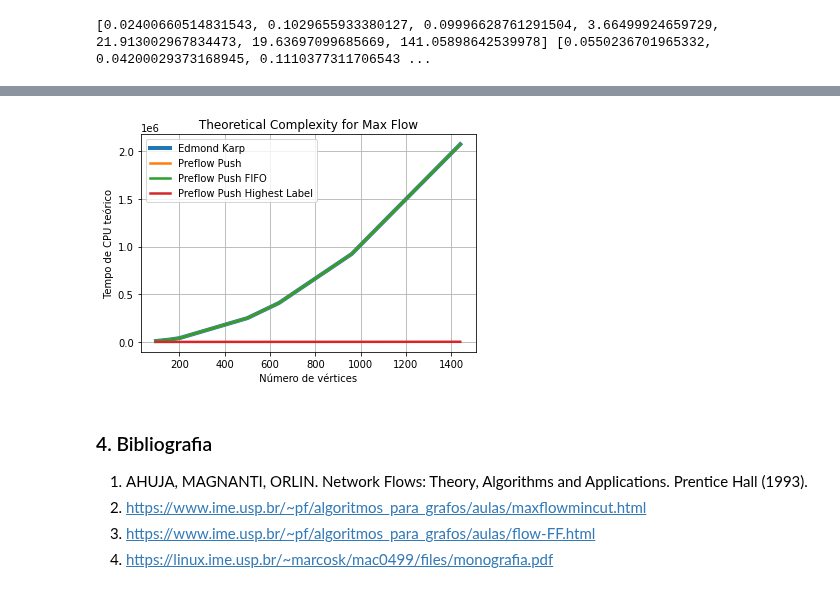
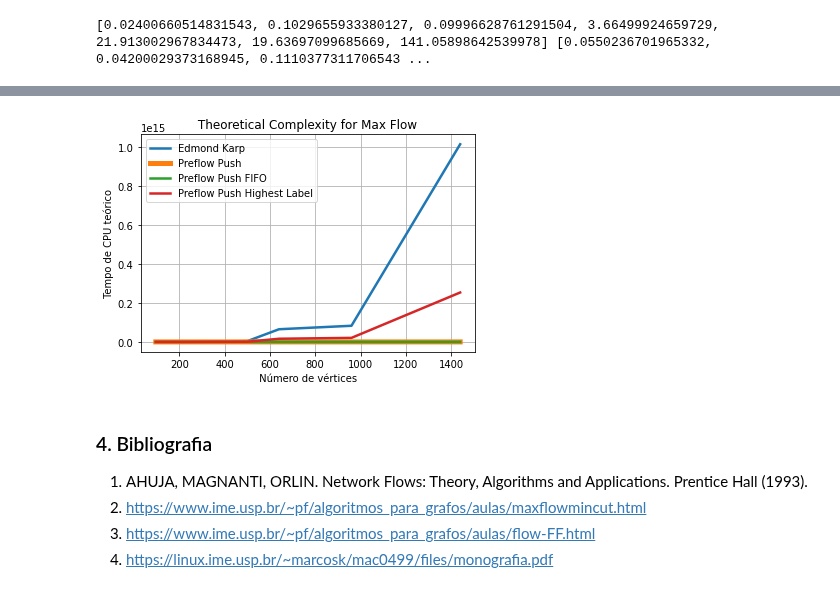
Before and after one commit to bellamariz/INF1721-T3-22.1, a Jupyter notebook: AA221_T3.ipynb, the cells around one changed output, grey strips where cells are left out. Drawn from its saved outputs; the diff is of its cells as text; code cells hidden in the pictures.

```diff
--- a/AA221_T3.ipynb
+++ b/AA221_T3.ipynb
@@ -878,3 +878,10 @@ numero_de_vertices = [
     # 96, 160, 200, 500, 640
     # 96, 160, 200, 500, 640, 960, 1440, 2560
 ]
+# %%
+def getEFromFile(nv):
+    file = f"maxflow-instances-zuse88/elist{nv}d.rmf"
+    f = open(file, 'r+')
+    return int(f.readlines()[1].split()[0])
+# %%
+numero_de_arestas = [ getEFromFile(nv) for nv in numero_de_vertices ]
@@ -881,8 +890,8 @@ numero_de_vertices = [
 # %%
-complexidade_teorica_EK = [v ** 2 for v in numero_de_vertices] # complexidade teorica é O(VE^2)
-complexidade_teorica_HLSR = [v for v in numero_de_vertices] # complexidade teorica é O(N)
-complexidade_FIFOSR = [v**2 for v in numero_de_vertices] #complexidade é O(n^2)
-complexidade_PFP = [v ** 2 for v in numero_de_vertices] #complexidade é O(VE^2)
+complexidade_teorica_EK = [(v *e) ** 2 for v, e in zip(numero_de_vertices, numero_de_arestas)] # complexidade teorica é O(VE^2)
+complexidade_teorica_HLSR = [((v * e) **1/2) **2 for v, e in zip(numero_de_vertices, numero_de_arestas)] # complexidade teorica é O(V*sqrt(E)^2)
+complexidade_FIFOSR = [v**3 for v, _ in zip(numero_de_vertices, numero_de_arestas)] #complexidade é O(V^3)
+complexidade_PFP = [(v ** 2) * e for v, e in zip(numero_de_vertices, numero_de_arestas)] #complexidade é O((V^2)*E)
 # %%
 tempos_cpu_edmond_karp = []
 tempos_cpu_preflow_flush = []
@@ -962,18 +969,18 @@ plt.show()
 # %%
-plt.plot(numero_de_vertices, complexidade_teorica_EK, label='Edmond Karp', linewidth=3)
-plt.plot(numero_de_vertices, complexidade_PFP, label='Preflow Push', linewidth=2.5)
+plt.plot(numero_de_vertices, complexidade_teorica_EK, label='Edmond Karp', linewidth=2.5)
+plt.plot(numero_de_vertices, complexidade_PFP, label='Preflow Push', linewidth=5)
 plt.plot(numero_de_vertices, complexidade_FIFOSR, label='Preflow Push FIFO', linewidth=2.5)
 plt.plot(numero_de_vertices, complexidade_teorica_HLSR, label='Preflow Push Highest Label', linewidth=2.5)
 
 plt.title(" Theoretical Complexity for Max Flow ")
 plt.ylabel(" Tempo de CPU teórico ")
 plt.xlabel(" Número de vértices ")
 
 plt.grid()
 plt.legend()
 plt.show()
 # %% [output]
-[figure, old version]
+[figure, new version]
 # %% [markdown]
 ### 4. Bibliografia
 
```
Also changed, not shown: parts of 2 cells of this notebook.
